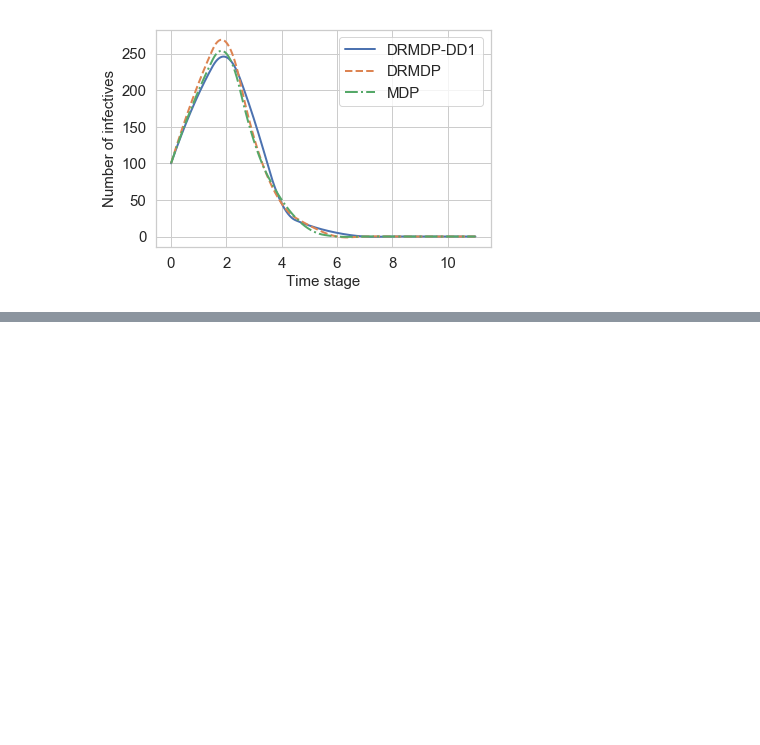
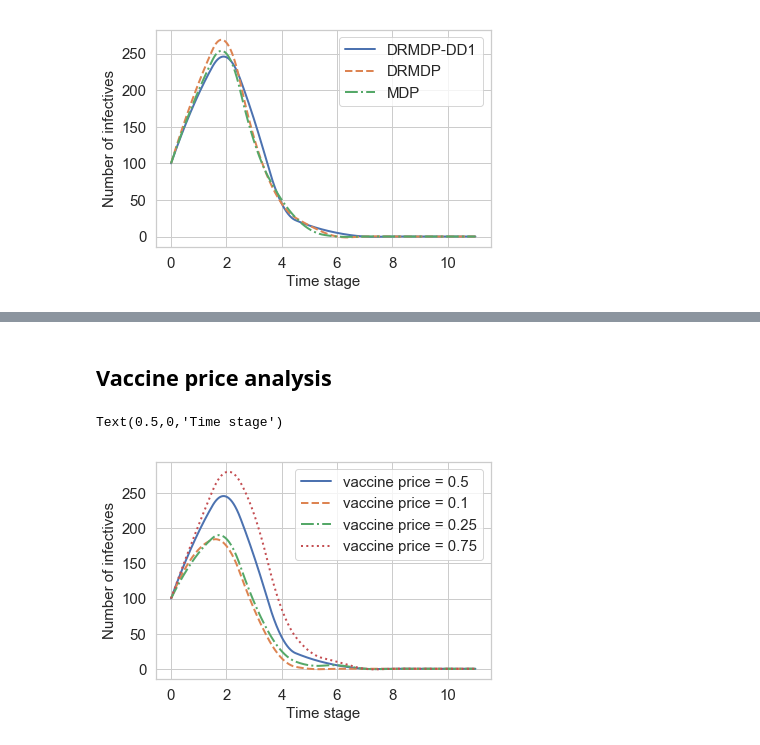
Before and after one commit to kadysongbb/drmdp, a Jupyter notebook: plot.ipynb, the cells around one changed output, grey strips where cells are left out. Saved outputs shown, nothing was run; the diff lists cells and outputs as text; code cells hidden in the pictures; blank space fills up the shorter version.

```diff
--- a/plot.ipynb
+++ b/plot.ipynb
@@ -54,0 +63,28 @@ Text(0.5,0,'Time stage')
+# %% [markdown]
+## Vaccine price analysis
+# %%
+xi_dddrmdp1_vp1 = [100,195,245,160,45,15,5,0,0,0,0,0]
+xi_dddrmdp1_vp2 = [100,170,175,85,15,0,0,0,0,0,0,0]
+xi_dddrmdp1_vp3 = [100,165,185,95,25,5,5,0,0,0,0,0]
+xi_dddrmdp1_vp4 = [100,205,280,220,85,25,10,0,0,0,0,0]
+
+f_vp1 = interp1d(np.arange(12), xi_dddrmdp1_vp1, kind='quadratic')
+f_vp2 = interp1d(np.arange(12), xi_dddrmdp1_vp2, kind='quadratic')
+f_vp3 = interp1d(np.arange(12), xi_dddrmdp1_vp3, kind='quadratic')
+f_vp4 = interp1d(np.arange(12), xi_dddrmdp1_vp4, kind='quadratic')
+
+xnew = np.linspace(0,11,num=1000)
+plt.figure()
+plt.plot(xnew, f_vp1(xnew), label = 'vaccine price = 0.5',linewidth = 2)
+plt.plot(xnew, f_vp2(xnew),'--',label = 'vaccine price = 0.1',linewidth = 2)
+plt.plot(xnew, f_vp3(xnew),'-.',label = 'vaccine price = 0.25',linewidth = 2)
+plt.plot(xnew, f_vp4(xnew),':',label = 'vaccine price = 0.75',linewidth = 2)
+
+plt.legend(fontsize = 15)
+plt.xticks(fontsize= 15)
+plt.yticks(fontsize= 15)
+plt.ylabel('Number of infectives', fontsize = 15)
+plt.xlabel('Time stage', fontsize = 15)
+# %% [output]
+Text(0.5,0,'Time stage')
+[figure, added]
```
Also changed, not shown: parts of 3 cells of this notebook, 3 other files.
